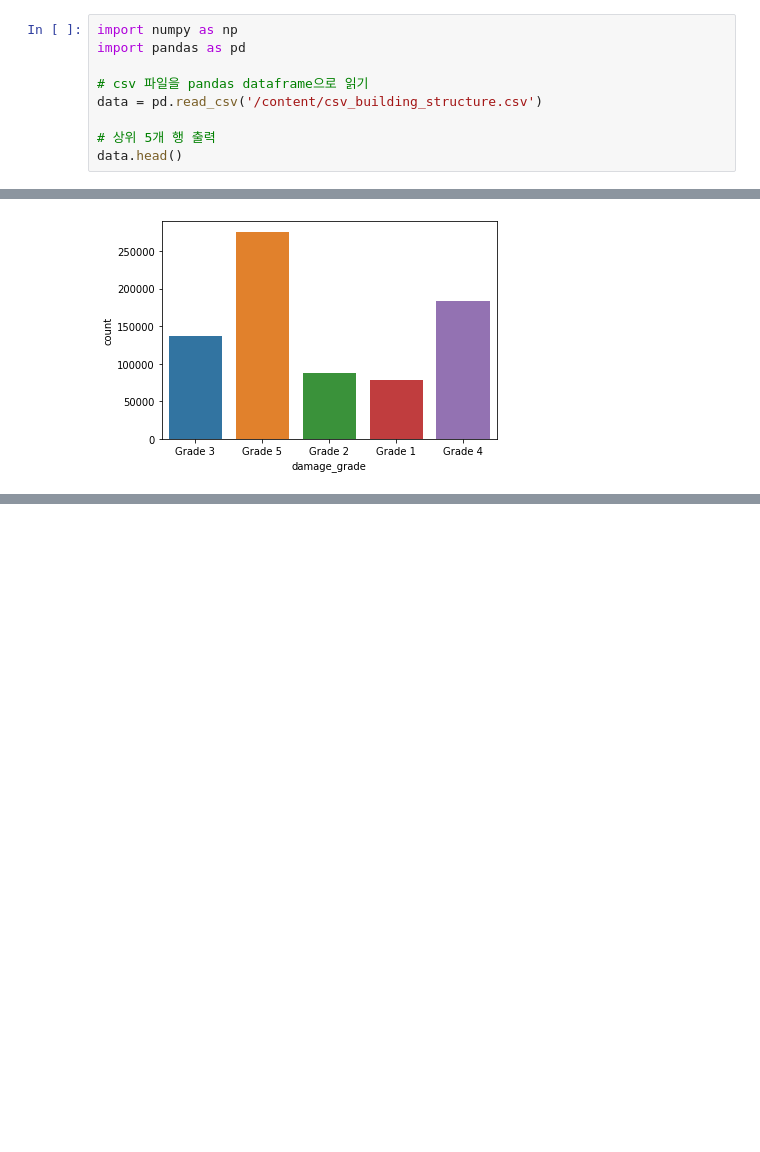
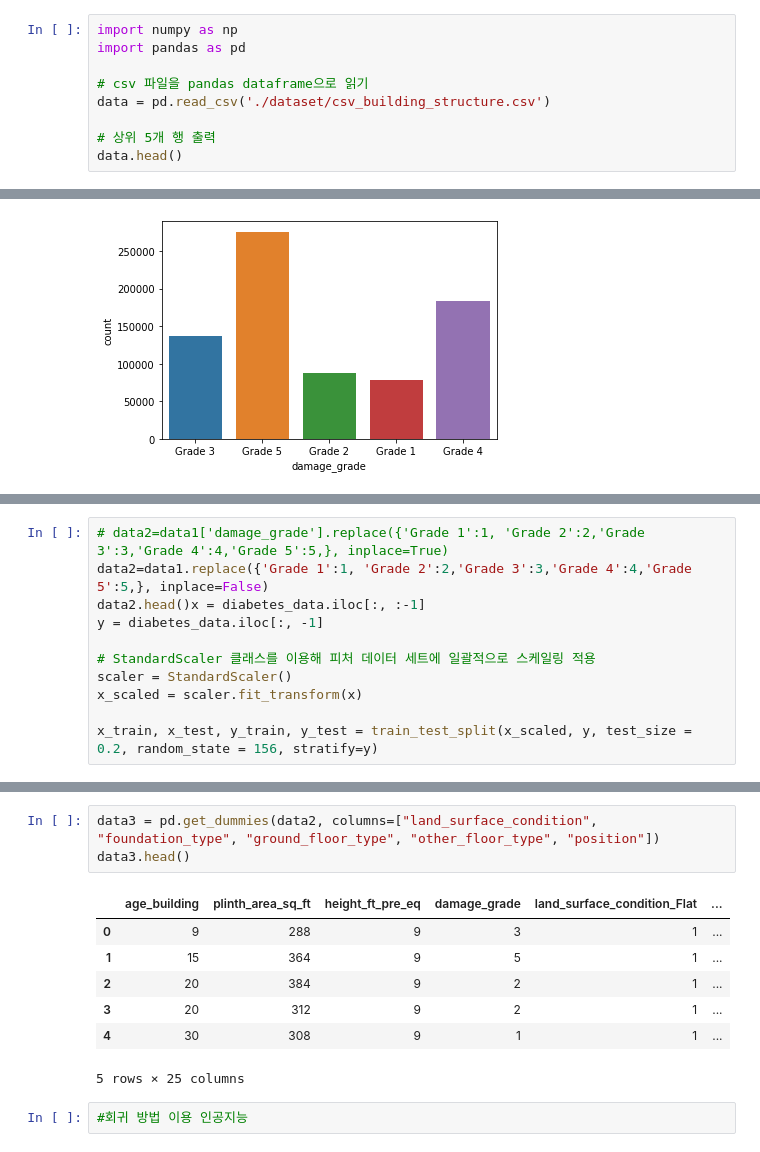
Before and after one commit to rivkms/2021atp_Earthquake-Damage, a Jupyter notebook: main.ipynb, the cells around one changed output, grey strips where cells are left out. Saved outputs shown, nothing was run; the diff lists cells and outputs as text; blank space fills up the shorter version.

```diff
--- a/main.ipynb
+++ b/main.ipynb
@@ -57,7 +62,7 @@ import numpy as np
 import pandas as pd
 
 # csv 파일을 pandas dataframe으로 읽기
-data = pd.read_csv('/content/csv_building_structure.csv')
+data = pd.read_csv('./dataset/csv_building_structure.csv')
 
 # 상위 5개 행 출력
 data.head()
@@ -239,0 +252,11 @@ ValueError: ignored
+# %%
+# data2=data1['damage_grade'].replace({'Grade 1':1, 'Grade 2':2,'Grade 3':3,'Grade 4':4,'Grade 5':5,}, inplace=True)
+data2=data1.replace({'Grade 1':1, 'Grade 2':2,'Grade 3':3,'Grade 4':4,'Grade 5':5,}, inplace=False)
+data2.head()x = diabetes_data.iloc[:, :-1]
+y = diabetes_data.iloc[:, -1]
+
+# StandardScaler 클래스를 이용해 피처 데이터 세트에 일괄적으로 스케일링 적용
+scaler = StandardScaler()
+x_scaled = scaler.fit_transform(x)
+
+x_train, x_test, y_train, y_test = train_test_split(x_scaled, y, test_size = 0.2, random_state = 156, stratify=y)
@@ -239,0 +319,13 @@ ValueError: ignored
+# %%
+data3 = pd.get_dummies(data2, columns=["land_surface_condition", "foundation_type", "ground_floor_type", "other_floor_type", "position"])
+data3.head()
+# %% [output]
+|  | age_building | plinth_area_sq_ft | height_ft_pre_eq | damage_grade | land_surface_condition_Flat | ... |
+| 0 | 9 | 288 | 9 | 3 | 1 | ... |
+| 1 | 15 | 364 | 9 | 5 | 1 | ... |
+| 2 | 20 | 384 | 9 | 2 | 1 | ... |
+| 3 | 20 | 312 | 9 | 2 | 1 | ... |
+| 4 | 30 | 308 | 9 | 1 | 1 | ... |
+5 rows × 25 columns
+# %%
+#회귀 방법 이용 인공지능
```
Also changed, not shown: parts of 28 cells of this notebook.
